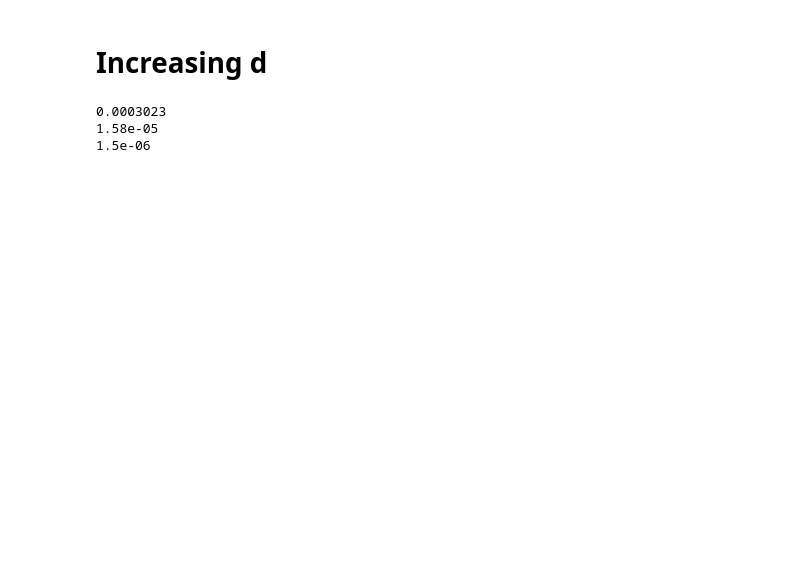
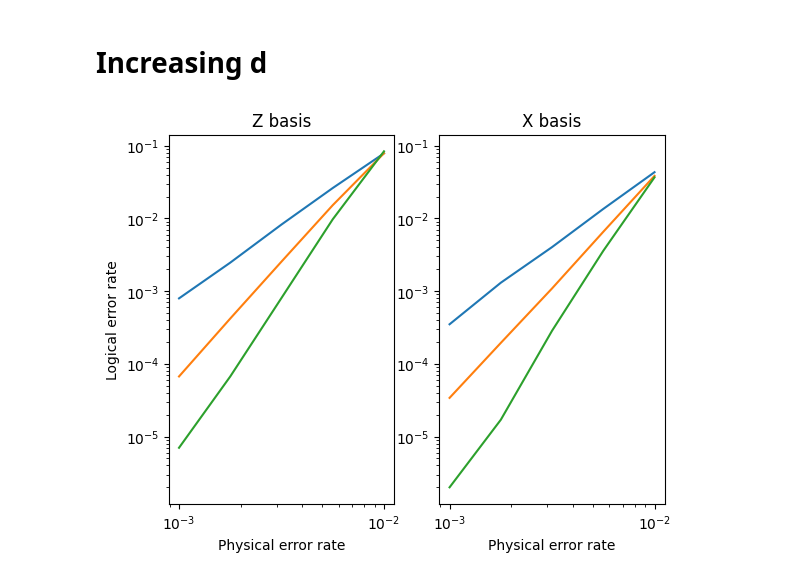
Before and after one commit to jasonchadwick/stim_surface_code, a Jupyter notebook: examples/01_test_stab.ipynb, the cells around one changed output. Drawn from its saved outputs; the diff is of its cells as text; code cells hidden in the pictures; blank space fills up the shorter version.

```diff
--- a/examples/01_test_stab.ipynb
+++ b/examples/01_test_stab.ipynb
@@ -44,11 +57,38 @@ s.count_logical_errors()
+# %%
+# see how to do this more efficiently in notebook 03_sinter.ipynb!
+ds = [4,6,8]
+ps = np.geomspace(1e-2,1e-3,5)
+z_vals = np.zeros((len(ds), len(ps)))
+for i,d in enumerate(ds):
+    for j,p in enumerate(ps):
+        m = StabilityPatch(d, d, d, observable_basis='Z')
+        m.set_error_vals_normal(get_noise_params(p).baseline_error_means)
+        ler = m.count_logical_errors(shots=10**6)[0]
+        z_vals[i,j] = ler
 # %%
 ds = [4,6,8]
-for d in ds:
-    s = StabilityPatch(d, d, d)
-    s.set_error_vals_normal(noise_params.baseline_error_means, noise_params.baseline_error_stdevs)
-    ler = s.count_logical_errors(10**7)[0]
-    print(ler)
+ps = np.geomspace(1e-2,1e-3,5)
+x_vals = np.zeros((len(ds), len(ps)))
+for i,d in enumerate(ds):
+    for j,p in enumerate(ps):
+        m = StabilityPatch(d, d, d, observable_basis='X')
+        m.set_error_vals_normal(get_noise_params(p).baseline_error_means)
+        ler = m.count_logical_errors(shots=10**6)[0]
+        x_vals[i,j] = ler
-# %% [output]
-0.0003023
-1.58e-05
-1.5e-06
+# %%
+ax1 = plt.subplot(121)
+ax1.plot(ps, z_vals.T)
+ax1.loglog()
+ax1.set_ylabel('Logical error rate')
+ax1.set_title('Z basis')
+ax1.set_xlabel('Physical error rate')
+
+ax2 = plt.subplot(122, sharey=ax1)
+ax2.plot(ps, x_vals.T)
+ax2.loglog()
+ax2.set_title('X basis')
+ax2.set_xlabel('Physical error rate')
+
+plt.show()
+# %% [output]
+[figure, added]
```
Also changed, not shown: parts of 4 cells of this notebook, 7 other files.
